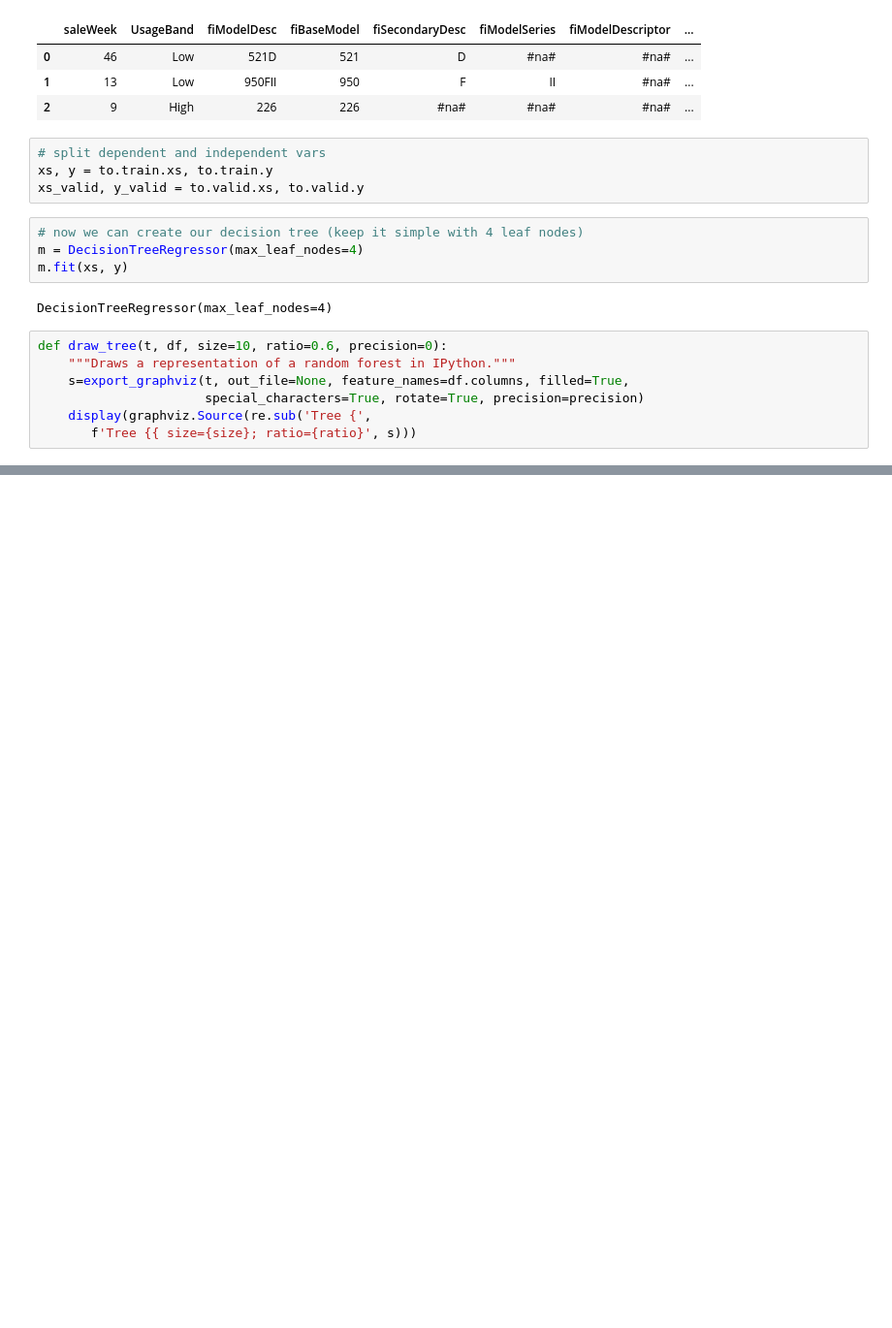
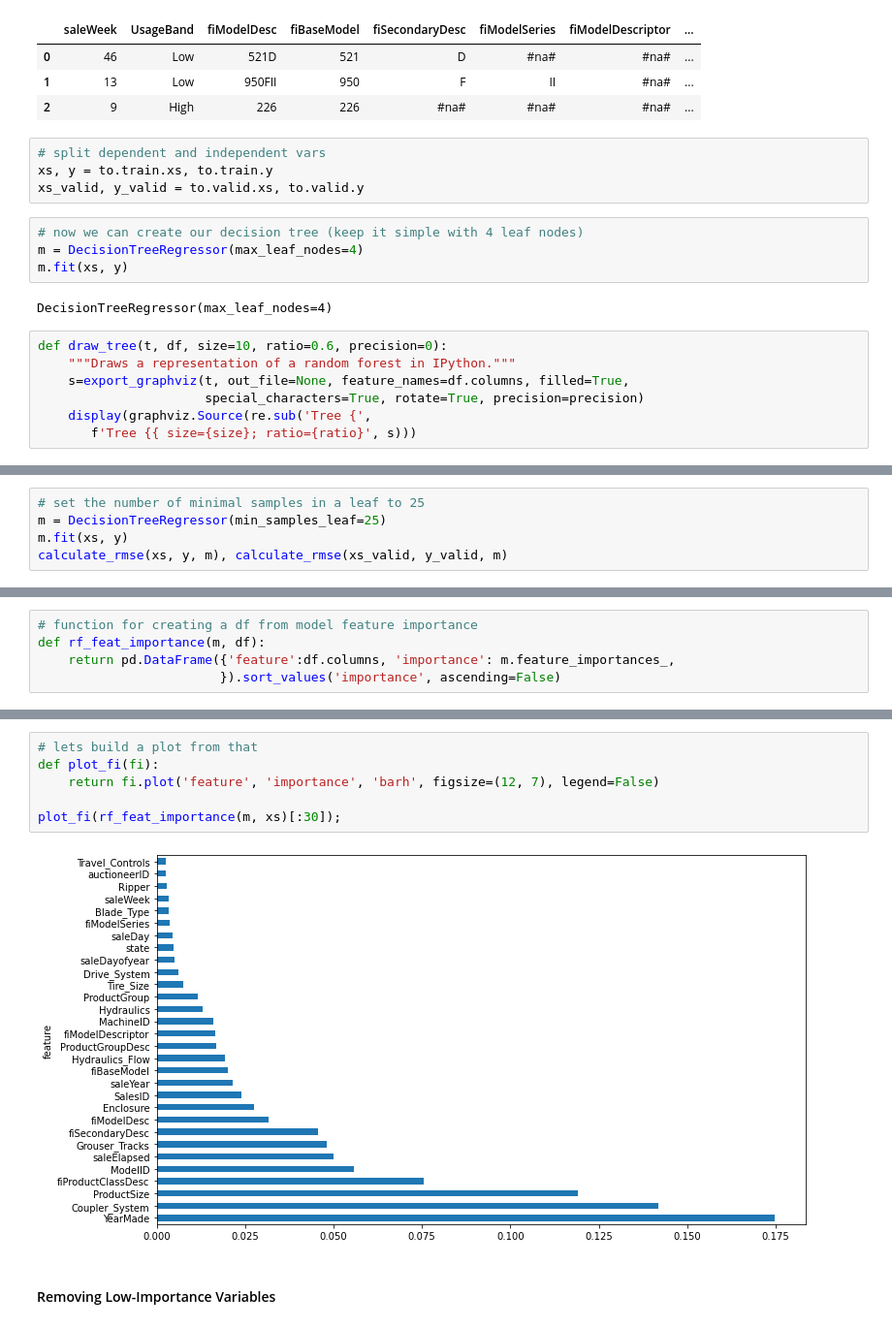
Before and after one commit to huli/fast-ai-course, a Jupyter notebook: chapters/chapter-09-tabular-data.ipynb, the cells around one changed output, grey strips where cells are left out. Shown at 97% size. Saved outputs shown, nothing was run; the diff lists cells and outputs as text; blank space fills up the shorter version.

```diff
--- a/chapters/chapter-09-tabular-data.ipynb
+++ b/chapters/chapter-09-tabular-data.ipynb
@@ -228,0 +285,5 @@ a
+# %%
+# set the number of minimal samples in a leaf to 25
+m = DecisionTreeRegressor(min_samples_leaf=25)
+m.fit(xs, y)
+calculate_rmse(xs, y, m), calculate_rmse(xs_valid, y_valid, m)
@@ -228,0 +397,5 @@ a
+# %%
+# function for creating a df from model feature importance
+def rf_feat_importance(m, df):
+    return pd.DataFrame({'feature':df.columns, 'importance': m.feature_importances_,
+                        }).sort_values('importance', ascending=False)
@@ -228,0 +417,10 @@ a
+# %%
+# lets build a plot from that
+def plot_fi(fi):
+    return fi.plot('feature', 'importance', 'barh', figsize=(12, 7), legend=False)
+
+plot_fi(rf_feat_importance(m, xs)[:30]);
+# %% [output]
+[figure, added]
+# %% [markdown]
+#### Removing Low-Importance Variables
```
Also changed, not shown: parts of 53 cells of this notebook.
